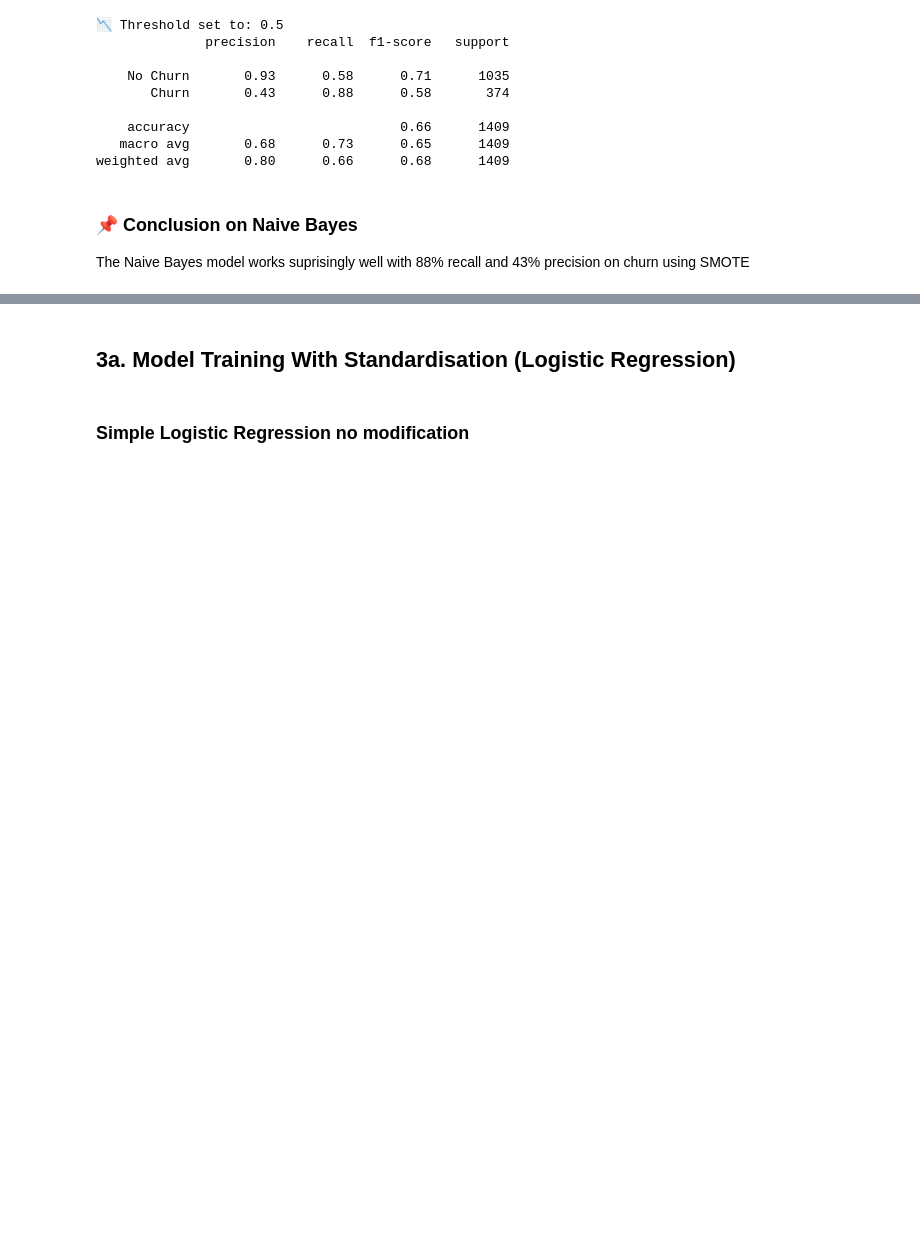
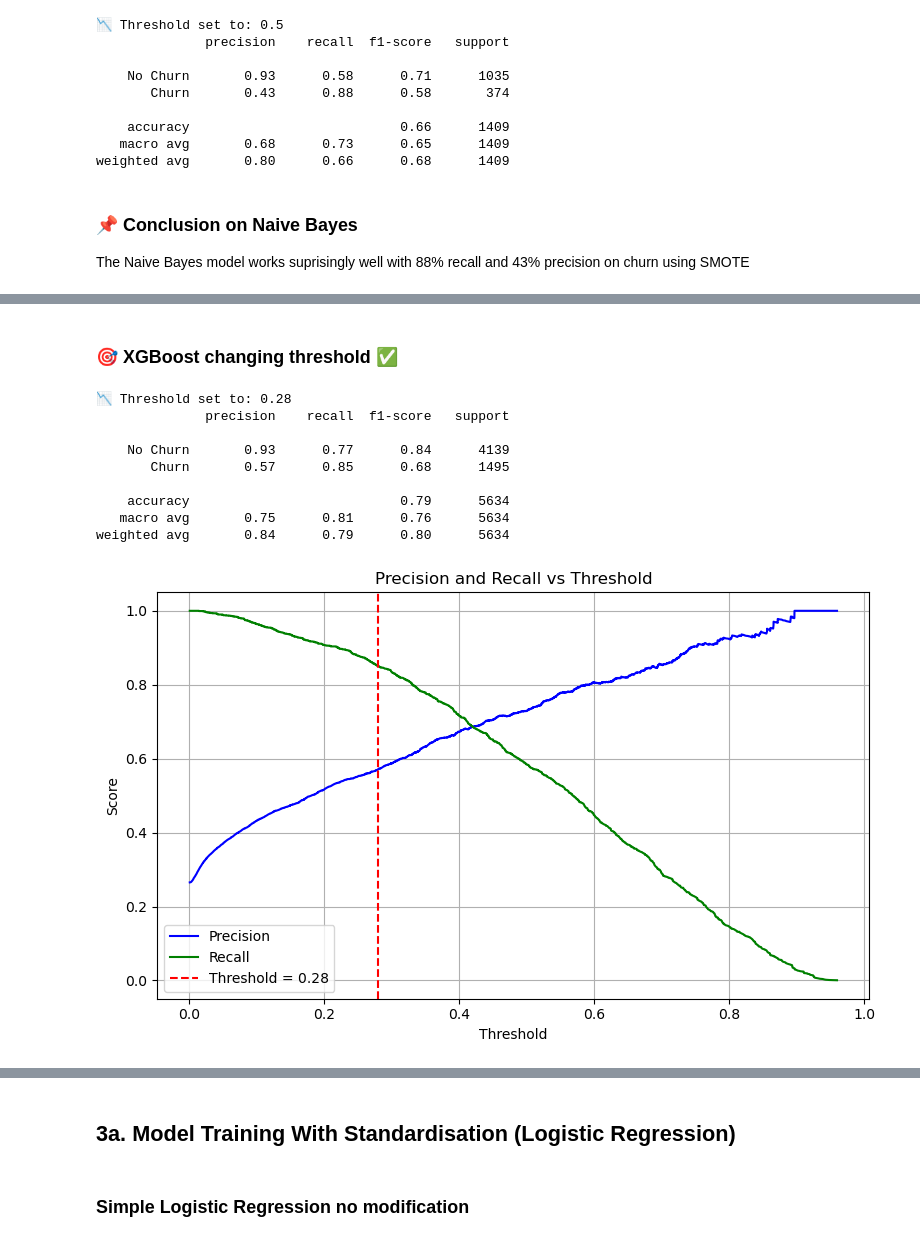
Before and after one commit to TajborBerry/career-next-step, a Jupyter notebook: customer_churn_prediction/notebooks/03_modeling.ipynb, the cells around one changed output, grey strips where cells are left out. Cells and saved outputs as stored; diff of their text form; code cells hidden in the pictures; blank space fills up the shorter version.

Commit message:
Added XGBoost

```diff
--- a/customer_churn_prediction/notebooks/03_modeling.ipynb
+++ b/customer_churn_prediction/notebooks/03_modeling.ipynb
@@ -670,2 +664,3 @@ Parameters: { "use_label_encoder" } are not used.
 # %%
 best_xgb_model = XGBClassifier(colsample_bytree = 0.7, gamma = 0.1, learning_rate = 0.2, max_depth = 3, min_child_weight = 3, n_estimators = 100, subsample = 1,use_label_encoder=False, eval_metric='logloss', random_state=42)
+best_xgb_model.fit(X_train,y_train)
@@ -671,0 +703,29 @@ best_xgb_model = XGBClassifier(colsample_bytree = 0.7, gamma = 0.1, learning_rat
+# %% [markdown]
+### 🎯 XGBoost changing threshold ✅
+# %%
+# 1. Get predicted probabilities for the positive class (Churn = 1)
+y_probs = best_xgb_model.predict_proba(X_train)[:, 1]
+
+# 2. Set custom threshold
+threshold = 0.28
+y_pred_threshold = (y_probs >= threshold).astype(int)
+
+# 3. Evaluate performance
+print(f"📉 Threshold set to: {threshold}")
+print(classification_report(y_train, y_pred_threshold, target_names=["No Churn", "Churn"]))
+
+# 4. (Optional) Plot Precision-Recall vs. Threshold curve
+precisions, recalls, thresholds = precision_recall_curve(y_train, y_probs)
+
+precision_recall_curve_draw(precisions, recalls, thresholds, threshold)
+# %% [output]
+📉 Threshold set to: 0.28
+              precision    recall  f1-score   support
+
+    No Churn       0.93      0.77      0.84      4139
+       Churn       0.57      0.85      0.68      1495
+
+    accuracy                           0.79      5634
+   macro avg       0.75      0.81      0.76      5634
+weighted avg       0.84      0.79      0.80      5634
+[figure, added]
```
Also changed, not shown: parts of 16 cells of this notebook.
